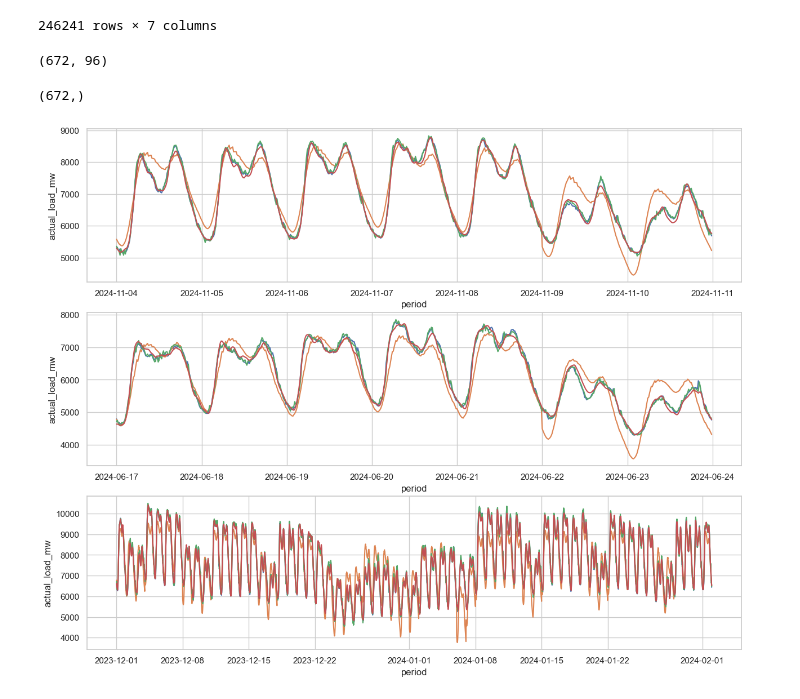
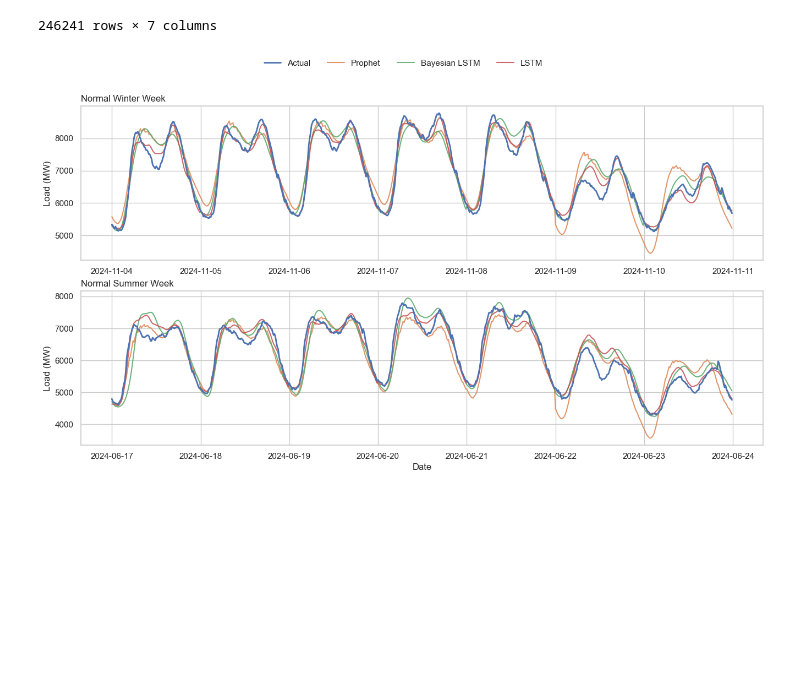
Before and after one commit to LucasHausi/probabilistic-load-forecast-project, a Jupyter notebook: notebooks/performance/model_comparison.ipynb, the cells around one changed output. Saved outputs shown, nothing was run; the diff lists cells and outputs as text; code cells hidden in the pictures; blank space fills up the shorter version.

Commit message:
further implement and refine the comparisson plots

```diff
--- a/notebooks/performance/model_comparison.ipynb
+++ b/notebooks/performance/model_comparison.ipynb
@@ -224,8 +224,8 @@ sample_ranges = {
         "2024-06-23 23:59:59+00:00",
     ),
     "winter_holiday_period": (
-        "2023-12-01 00:00:00+00:00",
-        "2024-02-01 23:59:59+00:00",
+        "2023-12-7 00:00:00+00:00",
+        "2024-01-08 23:59:59+00:00",
     ),
 }
 
@@ -284,7 +283,7 @@ for name, (start, end) in sample_ranges.items():
     time_range = pd.date_range(
             start=start,
             end=end,
-            freq="15min",
+            freq="D",
             tz="UTC"
         )
 
@@ -295,7 +294,7 @@ for name, (start, end) in sample_ranges.items():
         y_hat_scaled = lstm(xb_scaled) #(batch, horizon)
     y_hat_unscaled = unscale_lstm_outputs(y_hat_scaled.cpu().numpy())
 
-    sample_y_hat_lstm[name] = pd.Series(y_hat_unscaled[:, 0], index = time_range)
+    sample_y_hat_lstm[name] = pd.Series(y_hat_unscaled.reshape(-1), index = sample_y[name].index)
 # %%
 sample_y_hat_bayesian_lstm = {}
 
@@ -304,7 +303,7 @@ for name, (start, end) in sample_ranges.items():
     time_range = pd.date_range(
             start=start,
             end=end,
-            freq="15min",
+            freq="D",
             tz="UTC"
         )
 
@@ -317,7 +316,7 @@ for name, (start, end) in sample_ranges.items():
 
     y_hat_unscaled = unscale_lstm_outputs(mu_s.cpu().numpy())
 
-    sample_y_hat_bayesian_lstm[name] = pd.Series(y_hat_unscaled[:, 0], index = time_range)
+    sample_y_hat_bayesian_lstm[name] = pd.Series(y_hat_unscaled.reshape(-1), index = sample_y[name].index)
 # %%
 sample_y_hat_prophet = {}
 
@@ -327,42 +326,61 @@ for name, (start, end) in sample_ranges.items():
     y_hat_prophet = prophet_model.predict(preprocess_to_prophet_df(future_df, target="actual_load_mw"))["yhat"].values
 
     sample_y_hat_prophet[name] = y_hat_prophet
-# %%
-sample_y_hat_lstm["normal_summer_week"].shape
-# %% [output]
-(672, 96)
-# %%
-sample_y["normal_summer_week"].shape
-# %% [output]
-(672,)
 # %%
-fig, axes = plt.subplots(nrows=3, ncols=1, figsize=(15,12))
-for i, name in enumerate(sample_ranges.keys()):
+title_map = {
+    "normal_winter_week": "Normal Winter Week",
+    "normal_summer_week": "Normal Summer Week",
+    "winter_holiday_period": "Winter Holiday Period"
+}
+
+fig, axes = plt.subplots(nrows=2, ncols=1, figsize=(16,8))
+for i, name in enumerate(["normal_winter_week","normal_summer_week"]):
     y_true = sample_y[name]
 
     sns.lineplot(
         data=y_true,
         ax=axes[i],
         label="Actual",
-        legend=False
+        legend=False,
+        alpha=1,
+        linewidth=2,
+        zorder=3,
     )
 
     axes[i].plot(
         y_true.index,
         sample_y_hat_prophet[name],
-        label="Prophet"
+        label="Prophet",
+        alpha=0.85,
+        zorder=2,
+        # linestyle="--"
     )
 
     axes[i].plot(
         y_true.index,
         sample_y_hat_bayesian_lstm[name],
-        label="Bayesian LSMT"
+        label="Bayesian LSTM",
+        alpha=0.85,
+        zorder=2,
+        # linestyle="--"
     )
 
     axes[i].plot(
         y_true.index,
         sample_y_hat_lstm[name],
-        label="LSTM"
+        label="LSTM",
+        alpha=0.85,
+        zorder=2,
+        # linestyle="--"
     )
+
+    axes[i].set_title(title_map.get(name), loc="left")
+    axes[i].set_xlabel("")
+    axes[i].set_ylabel("Load (MW)")
+
+handles, labels = axes[0].get_legend_handles_labels()
+fig.legend(handles, labels, loc="upper center", ncol=4, frameon=False)
+
+axes[-1].set_xlabel("Date");
 # %% [output]
-[figure, old version]
+[figure, new version]
```
Also changed, not shown: parts of 2 cells of this notebook.
